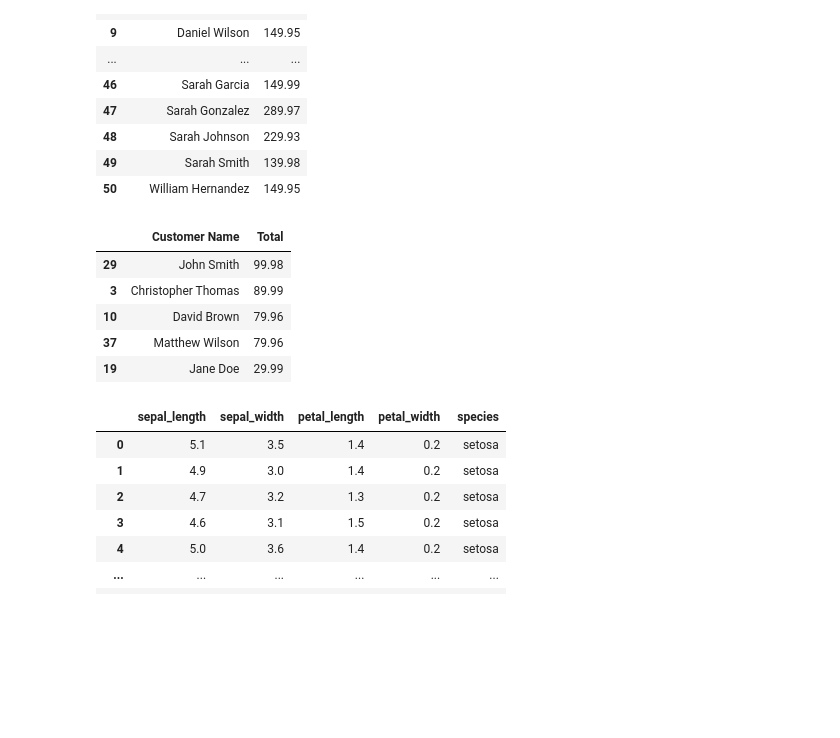
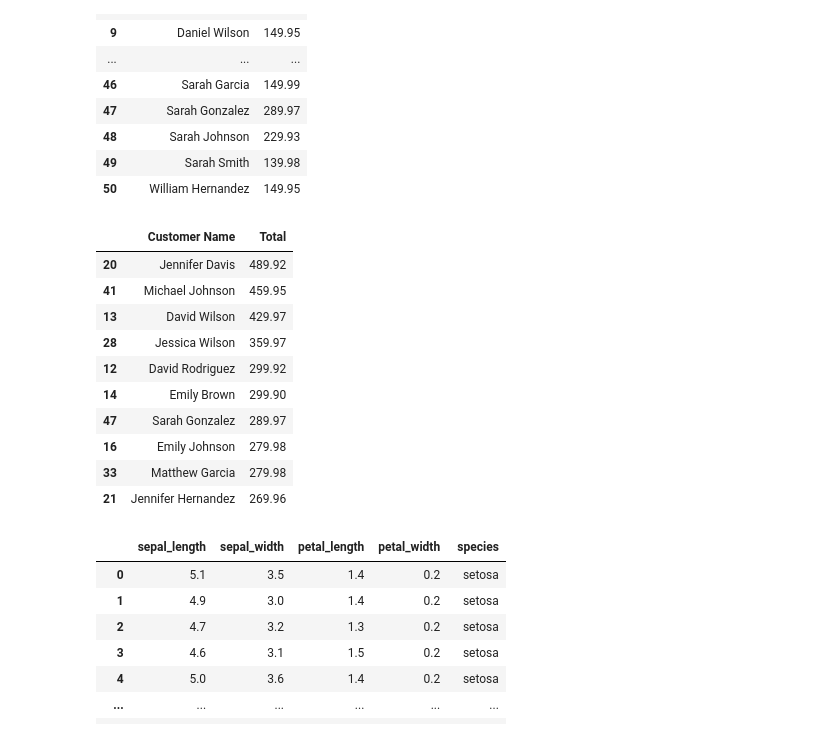
Before and after one commit to tri-ntropy/python.course.ds, a Jupyter notebook: Notas de la Clase/Bloque 5 - Pandas.ipynb, the cells around one changed output. Saved outputs shown, nothing was run; the diff lists cells and outputs as text; code cells hidden in the pictures; blank space fills up the shorter version.

```diff
--- a/Notas de la Clase/Bloque 5 - Pandas.ipynb
+++ b/Notas de la Clase/Bloque 5 - Pandas.ipynb
@@ -258,5 +252,5 @@ df_market2
 # %%
-#df_market.insert(4, "Total", df_market["Retail Price (USD)"] * df_market["Order Quantity"])
+df_market.insert(4, "Total", df_market["Retail Price (USD)"] * df_market["Order Quantity"])
 # %%
 df_market
 # %% [output]
@@ -276,4 +270,4 @@ df_market
 # %%
-df_market["Total"] = df_market["Retail Price (USD)"] * df_market["Order Quantity"]
+#df_market["Total"] = df_market["Retail Price (USD)"] * df_market["Order Quantity"]
 df_market
 # %% [output]
@@ -346,14 +340,19 @@ df_client
 | 49 | Sarah Smith | 139.98 |
 | 50 | William Hernandez | 149.95 |
 # %%
-df_client.sort_values(by = "Total", ascending = False).tail()
+df_client.sort_values(by = "Total", ascending = False).head(10)
 # %% [output]
 |  | Customer Name | Total |
-| 29 | John Smith | 99.98 |
-| 3 | Christopher Thomas | 89.99 |
-| 10 | David Brown | 79.96 |
-| 37 | Matthew Wilson | 79.96 |
-| 19 | Jane Doe | 29.99 |
+| 20 | Jennifer Davis | 489.92 |
+| 41 | Michael Johnson | 459.95 |
+| 13 | David Wilson | 429.97 |
+| 28 | Jessica Wilson | 359.97 |
+| 12 | David Rodriguez | 299.92 |
+| 14 | Emily Brown | 299.90 |
+| 47 | Sarah Gonzalez | 289.97 |
+| 16 | Emily Johnson | 279.98 |
+| 33 | Matthew Garcia | 279.98 |
+| 21 | Jennifer Hernandez | 269.96 |
 # %%
 df_iris
 # %% [output]
```
Also changed, not shown: parts of 4 cells of this notebook, 2 other files.
